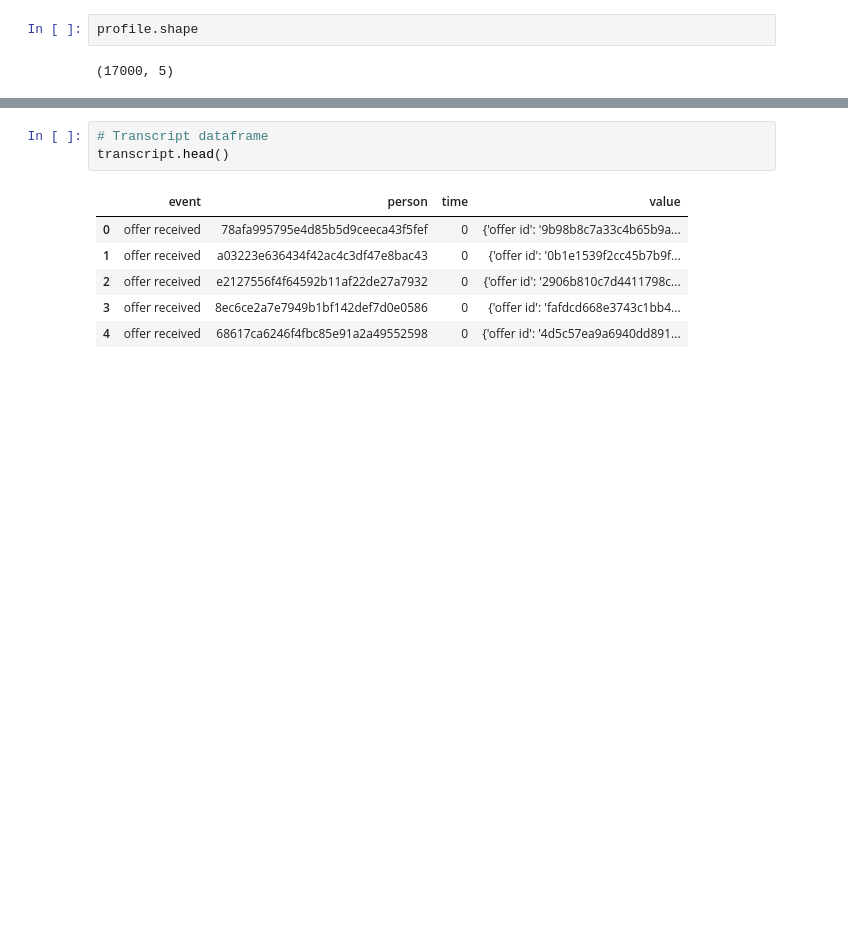
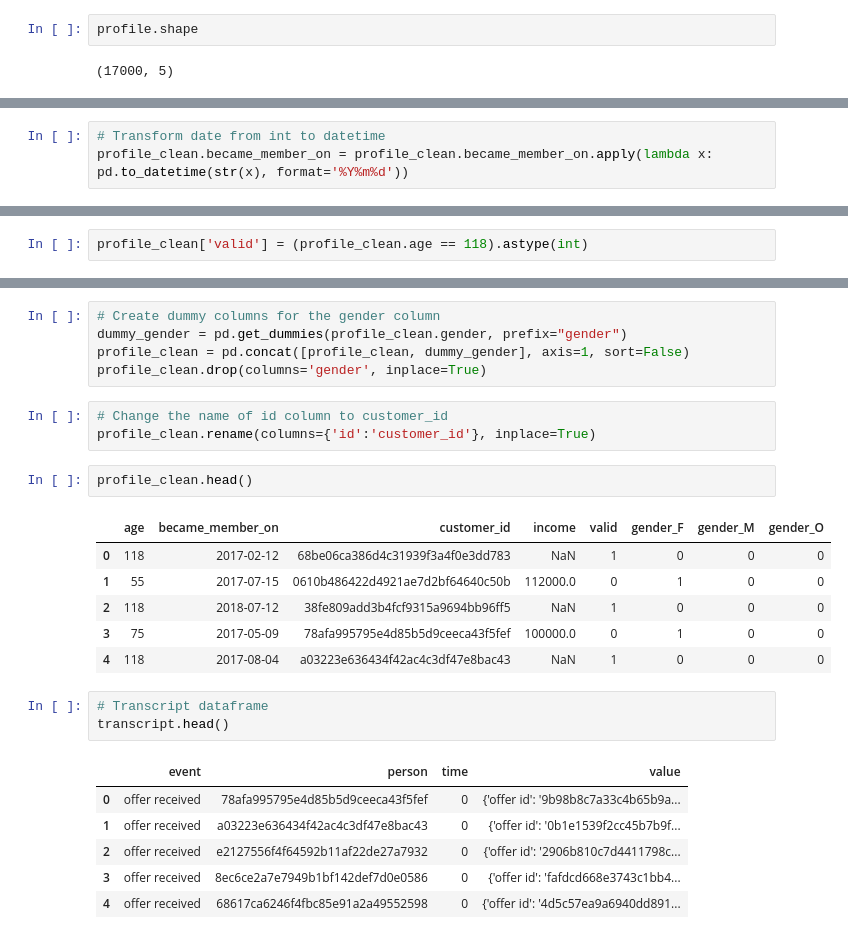
Before and after one commit to aproano2/notebooks, a Jupyter notebook: data-scientist/starbucks/Starbucks_Capstone_notebook.ipynb, the cells around one changed output, grey strips where cells are left out. Drawn from its saved outputs; the diff is of its cells as text; blank space fills up the shorter version.

```diff
--- a/data-scientist/starbucks/Starbucks_Capstone_notebook.ipynb
+++ b/data-scientist/starbucks/Starbucks_Capstone_notebook.ipynb
@@ -178,0 +183,3 @@ profile.shape
+# %%
+# Transform date from int to datetime
+profile_clean.became_member_on = profile_clean.became_member_on.apply(lambda x: pd.to_datetime(str(x), format='%Y%m%d'))
@@ -178,0 +197,2 @@ profile.shape
+# %%
+profile_clean['valid'] = (profile_clean.age == 118).astype(int)
@@ -179,3 +206,20 @@ profile.shape
+# %%
+# Create dummy columns for the gender column
+dummy_gender = pd.get_dummies(profile_clean.gender, prefix="gender")
+profile_clean = pd.concat([profile_clean, dummy_gender], axis=1, sort=False)
+profile_clean.drop(columns='gender', inplace=True)
+# %%
+# Change the name of id column to customer_id
+profile_clean.rename(columns={'id':'customer_id'}, inplace=True)
+# %%
+profile_clean.head()
+# %% [output]
+|  | age | became_member_on | customer_id | income | valid | gender_F | gender_M | gender_O |
+| 0 | 118 | 2017-02-12 | 68be06ca386d4c31939f3a4f0e3dd783 | NaN | 1 | 0 | 0 | 0 |
+| 1 | 55 | 2017-07-15 | 0610b486422d4921ae7d2bf64640c50b | 112000.0 | 0 | 1 | 0 | 0 |
+| 2 | 118 | 2018-07-12 | 38fe809add3b4fcf9315a9694bb96ff5 | NaN | 1 | 0 | 0 | 0 |
+| 3 | 75 | 2017-05-09 | 78afa995795e4d85b5d9ceeca43f5fef | 100000.0 | 0 | 1 | 0 | 0 |
+| 4 | 118 | 2017-08-04 | a03223e636434f42ac4c3df47e8bac43 | NaN | 1 | 0 | 0 | 0 |
 # %%
 # Transcript dataframe
 transcript.head()
```
Also changed, not shown: parts of 36 cells of this notebook.
